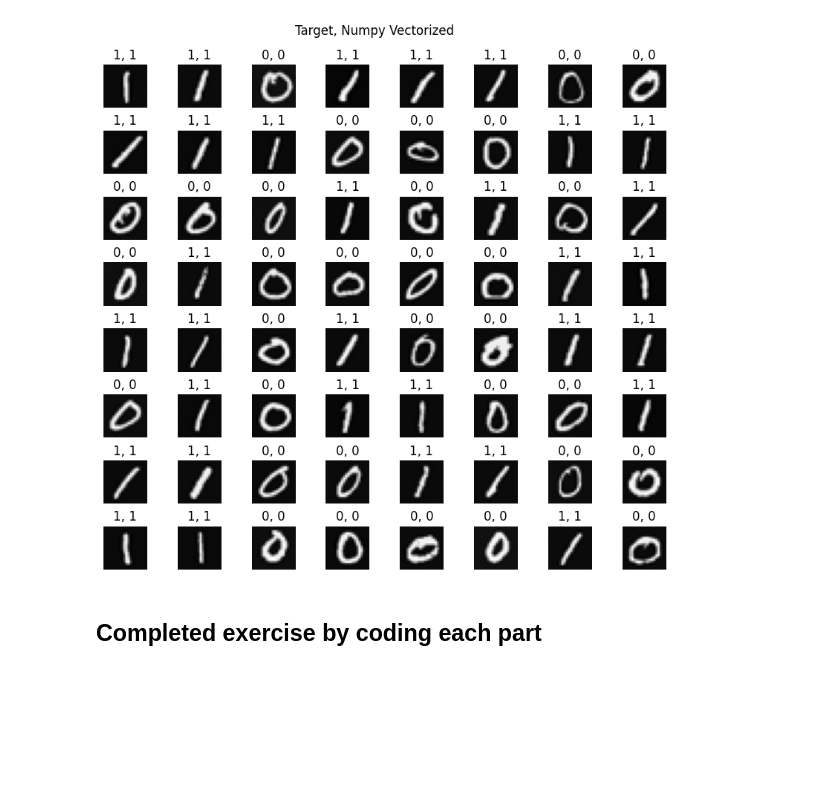
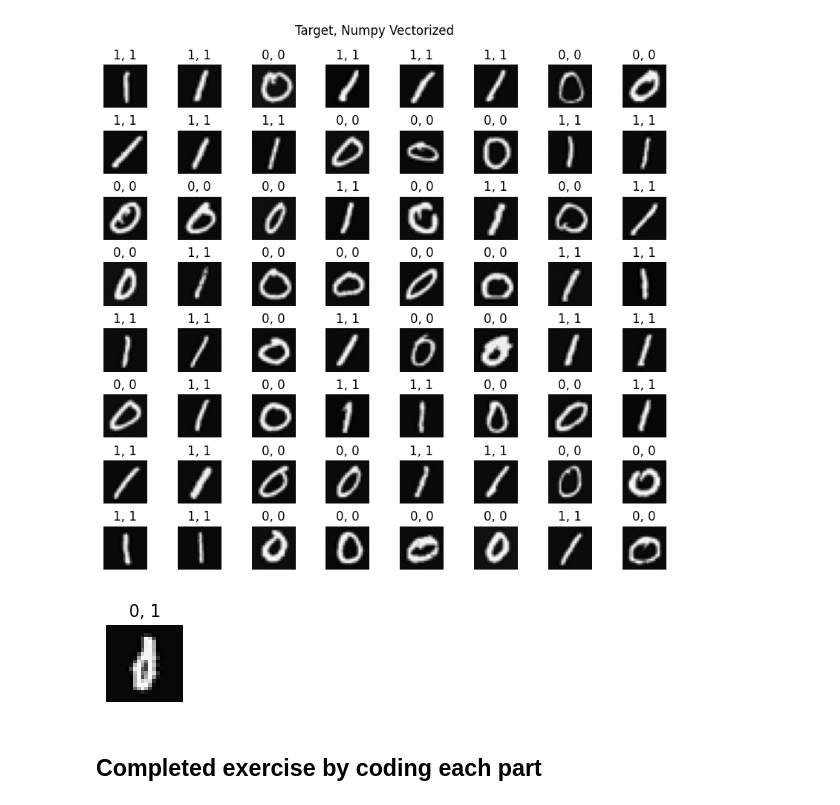
Before and after one commit to Tanishq-Sh/Dev-Practice, a Jupyter notebook: machine-learning/self-exploration/neural-networks/04_image_classification_assignment.ipynb, the cells around one changed output. Drawn from its saved outputs; the diff is of its cells as text; code cells hidden in the pictures; blank space fills up the shorter version.

Commit message:
added error testing in the assignment file

```diff
--- a/machine-learning/self-exploration/neural-networks/04_image_classification_assignment.ipynb
+++ b/machine-learning/self-exploration/neural-networks/04_image_classification_assignment.ipynb
@@ -334,5 +334,16 @@ fig.suptitle('Target, Numpy Vectorized')
 plt.show()
 # %% [output]
 [figure]
+# %%
+fig = plt.figure(figsize=(1,1))
+errors = np.where(y != Yhat)
+random_index = errors[0][0]
+X_random_reshaped = X[random_index].reshape(20,20).T
+plt.imshow(X_random_reshaped, cmap='gray')
+plt.title(f"{y[random_index,0]}, {Yhat[random_index,0]}")
+plt.axis('off')
+plt.show()
+# %% [output]
+[figure, added]
 # %% [markdown]
 ## Completed exercise by coding each part
```
